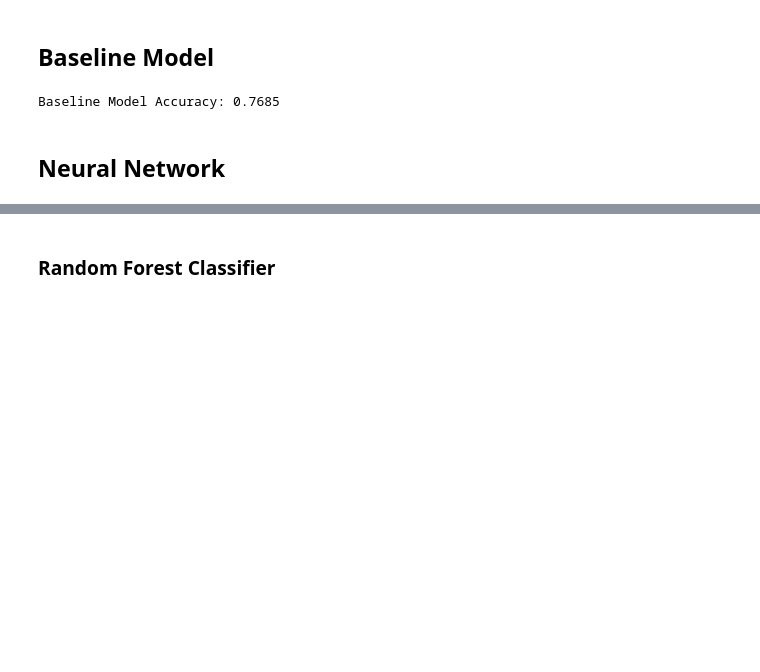
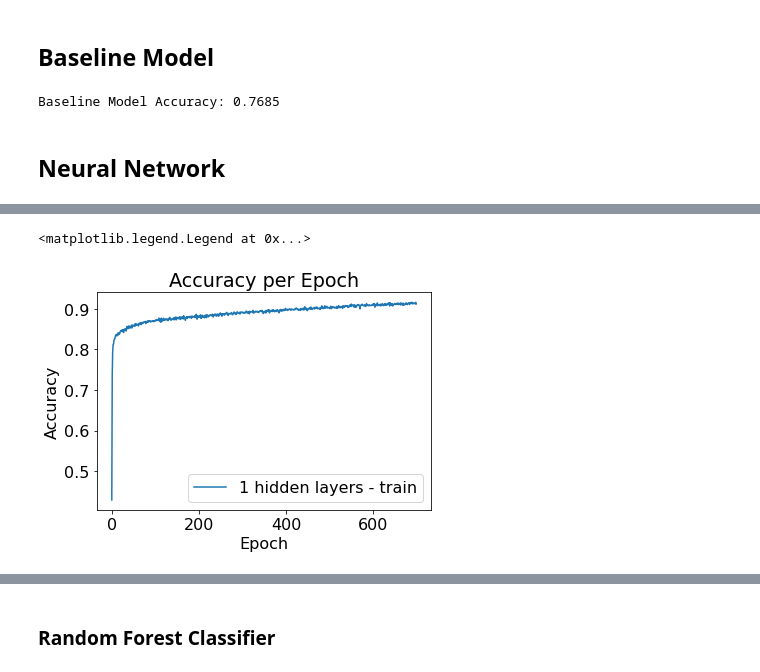
Before and after one commit to jstodd867/landsat-classification, a Jupyter notebook: Capstone_2_Landsat.ipynb, the cells around one changed output, grey strips where cells are left out. Saved outputs shown, nothing was run; the diff lists cells and outputs as text; code cells hidden in the pictures; blank space fills up the shorter version.

```diff
--- a/Capstone_2_Landsat.ipynb
+++ b/Capstone_2_Landsat.ipynb
@@ -139,7 +74,5 @@ y_trn_1hot = enc.transform(y_train.reshape(-1,1)).toarray()
 # %%
-# Scale the training data
-from sklearn.preprocessing import MinMaxScaler
-
+# Scale the data
 scaler = MinMaxScaler()
 scaler.fit(X_train)
-X_trn_scaled = scaler.transform(X_train)
+X_trn_scaled, X_test_scaled = scaler.transform(X_train), scaler.transform(X_test)
@@ -183,4 +79,11 @@ def create_model(X, n_classes, opt='Adam', hidden_units=100, drop_out=0, activ='
+# %%
+# Set parameters for neural network architecture and training
+opt = keras.optimizers.Adam(learning_rate=0.0005)
+hidden_units = 50
+n_classes = 6
+n_hidden = 1
+es = keras.callbacks.EarlyStopping(monitor='loss', patience=100)
 # %%
-model = create_model(X_trn_scaled, n_classes, opt)
+model = src.models.create_model(X_trn_scaled, n_classes, n_hidden, opt, hidden_units, activ='exponential')
 # %%
-history = model.fit(X_trn_scaled, y_trn_1hot, epochs=350, batch_size=50, verbose=1, validation_split=0)
+history = model.fit(X_trn_scaled, y_trn_1hot, epochs=700, batch_size=20, verbose=1, validation_split=0, callbacks=es)
@@ -189,9 +108,11 @@ history.history
 # %%
 fig, ax = plt.subplots()
-ax.plot(history.epoch, history.history['accuracy'], label = '3 hidden layers - train')
-#ax.plot(history.epoch, history.history['val_accuracy'], label = '3 hidden layers - val')
+ax.plot(history.epoch, history.history['accuracy'], label = f'{n_hidden} hidden layers - train')
 ax.set_xlabel('Epoch')
 ax.set_ylabel('Accuracy')
 ax.set_title('Accuracy per Epoch')
 ax.legend()
+# %% [output]
+<matplotlib.legend.Legend at 0x...>
+[figure, added]
 # %%
```
Also changed, not shown: parts of 67 cells of this notebook, 22 other files.
